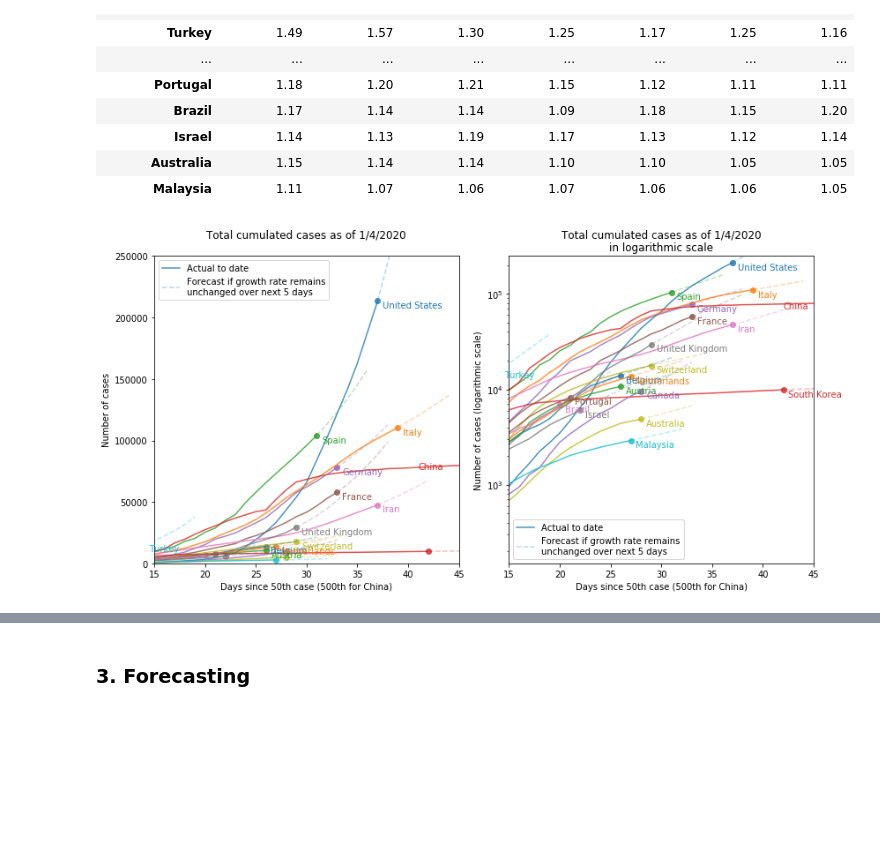
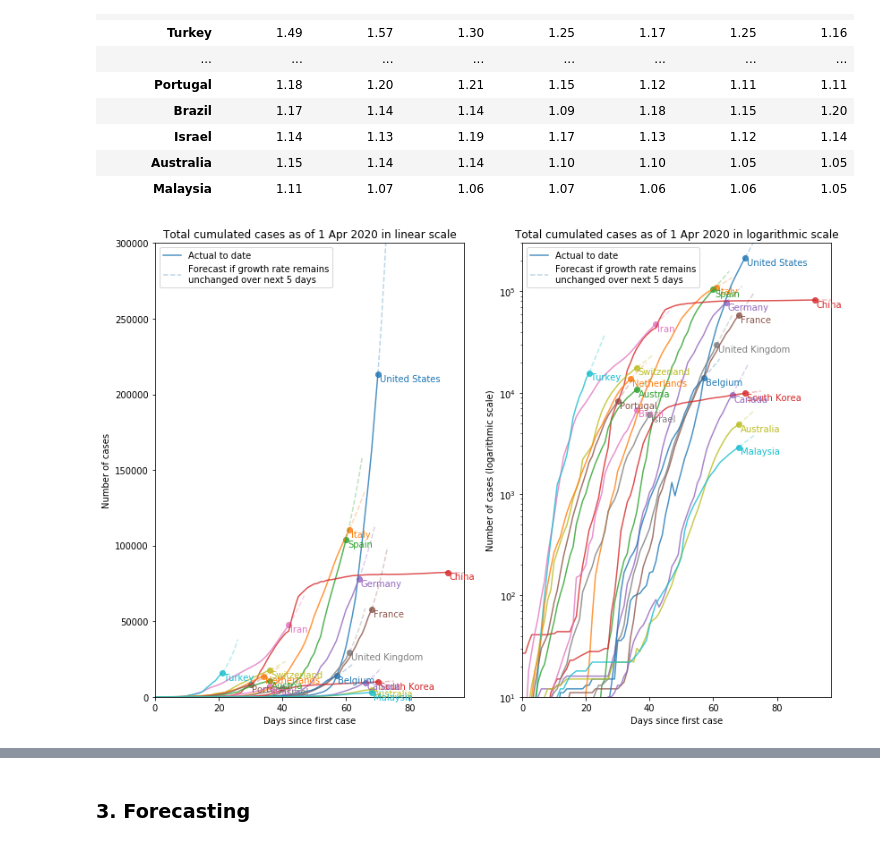
Before and after one commit to khairulomar/Covid-19, a Jupyter notebook: Covid19.ipynb, the cells around one changed output, grey strips where cells are left out. Saved outputs shown, nothing was run; the diff lists cells and outputs as text; code cells hidden in the pictures; blank space fills up the shorter version.

```diff
--- a/Covid19.ipynb
+++ b/Covid19.ipynb
@@ -284,6 +323,7 @@ New confirmed cases by Top 10 US County as of 1/4/2020
 | 2020-04-01 | Bergen | New Jersey | 3494 | 75 | 0 |
 | 2020-04-01 | Rockland | New York | 3321 | 18 | 0 |
 # %%
+mdict = {1:'Jan',2:'Feb',3:'Mar',4:'Apr',5:'May',6:'Jun',7:'Jul',8:'Aug',9:'Sep',10:'Oct',11:'Nov',12:'Dec'}
 cols = ['confirmed','new_confirmed']
 titles = ['Total cumulated cases as of  ','New daily cases on ']
 colors = ['C3','C0']
@@ -291,7 +331,7 @@ fig, axes = plt.subplots(figsize=(12,6), nrows=1, ncols=2)
 for i, ax in zip(range(len(cols)), axes.flat):
     data = latest[:top][['country',cols[i]]].reset_index(drop=True).set_index('country').sort_values(by=cols[i])
     ax.barh(data.index, data[cols[i]], color=colors[i], alpha=0.7)
-    ax.set_title(f'Top {top} {titles[i]}{date.day}/{date.month}/2020', fontsize='11')
+    ax.set_title(f'Top {top} {titles[i]}{date.day} {mdict[date.month]} 2020', fontsize='11')
     for n, v in enumerate(data[cols[i]]):
         ax.text(v, n, format(v, ","), va='center', fontsize=10, color=colors[i])
 plt.tight_layout()
@@ -302,22 +342,9 @@ plt.show()
-# %%
-threshold = 50 # set min threshold
-rolling_window = 3
-df2 = df1[['country', 'confirmed', 'new_confirmed']].sort_index().reset_index()
-dftemp = pd.DataFrame()
-for country in df2.country.unique():
-    dfc = df2[df2.country==country].copy().reset_index(drop=True)
-    dfc['growth'] = 0
-    dfc['new_growth'] = 0
-    for i in range(1,len(dfc.index)):
-        for newcol in ['growth', 'new_growth']:
-            oldcol = 'confirmed' if newcol == 'growth' else 'new_confirmed'
-            dfc.iloc[i, dfc.columns.get_loc(newcol)] = 0 if dfc.iloc[i-1][oldcol] == 0 else round(dfc.iloc[i][oldcol]/dfc.iloc[i-1][oldcol],2)
-    dftemp =  pd.concat([dftemp, dfc])
-df2 = dftemp[dftemp.confirmed > threshold] # ignore cases below threshold
-df2['growth_avg'] = round(df2.growth.rolling(window=rolling_window).mean(),2)
-df2['growth_avg_7'] = round(df2.growth.rolling(window=7).mean(),2)
-df2 = df2.reset_index(drop=True)
 # %%
+threshold = 50 # set min threshold
+
+df2 = df1[['country','confirmed','new_confirmed','growth','growth_avg','growth_avg_7']].reset_index()
+df2 = df2.sort_values('date')
+
 print(f'\nTop 20 countries with the highest day-on-day growth as of {date.day}/{date.month}/2020')
 growthdata = df2.loc[(df2.date==date) & (df2.confirmed > 100)].sort_values(by='growth', ascending=False).set_index('country', drop=True)
 growthdata[['confirmed','growth','growth_avg']][:20]
@@ -403,46 +430,45 @@ Day-to-day % growth of new confirmed cases over the past 7 days
 xmax = 45
 future_days = 5
 ylabels = ['Number of cases', 'Number of cases (logarithmic scale)']
-latestdate = f'{date.day}/{date.month}/2020'
-titles = [f'Total cumulated cases as of {latestdate}\n',
-          f'Total cumulated cases as of {latestdate}\nin logarithmic scale']
-fig, ax = plt.subplots(figsize=(12,6), nrows=1, ncols=2)
+latestdate = f'{date.day} {mdict[date.month]} 2020'
+titles = [f'Total cumulated cases as of {latestdate} in linear scale',
+          f'Total cumulated cases as of {latestdate} in logarithmic scale']
+fig, ax = plt.subplots(figsize=(12,8), nrows=1, ncols=2)
 for s in range(2): # one for log scale, one for regular scale
     for i, country in enumerate(countries):
         color = f'C{i}' if i < 10 else f'C{str(i)[-1]}'
         # Data for actual
         data = df2.loc[(df2.country==country), 'confirmed'].reset_index(drop=True)
         ax[s].plot(data, alpha=0.8, color=color, label='Actual to date')
         ax[s].scatter(data.index.max(), data.iloc[-1], alpha=0.8, color=color)
         if s==0:
-            if i<13 : ax[s].text(xmax-4 if country=='China' else data.index.max()+0.5, data.max(), country,
+            if i<20 : ax[s].text(data.index.max()+0.5, data.max(), country,
                                  va='top', ha='left', fontsize=10, color=color)
         else:
-            ax[s].text(xmax-3 if country=='China' else data.index.max()+0.5, data.max(), country,
-                       va='top', ha='left', fontsize=10, color=color)
+            ax[s].text(data.index.max()+0.5, data.max(), country, va='top', ha='left', fontsize=10, color=color)
         # Data for forecast
         latest_growth = df2.loc[(df2.country==country), 'growth'].rolling(window=3).mean().iloc[-1]
         latest_total = df2.loc[(df2.country==country), 'confirmed'].iloc[-1]
         extrapolate = [data.iloc[-1]]
         new_data = latest_total
         for day in range(future_days):
             new_data = new_data * latest_growth
             extrapolate.append(new_data)
         xdays = range(data.index.max(), data.index.max()+future_days+1)
         ax[s].plot(xdays, extrapolate, alpha=0.3, ls='dashed', color=color, label=f'Forecast if growth rate remains\nunchanged over next {future_days} days')
         if i==0: ax[s].legend()
     if s==1: plt.yscale('log')
     ax[s].set_title(titles[s])
-    ax[s].set_xlim(xmax-30, xmax)
-    ax[s].set_ylim(1.5e2, 2.5e5)
+    ax[s].set_xlim(0, df2[df2.country=='China'].reset_index().index.max()+5)
+    ax[s].set_ylim(10, 3e5)
     ax[s].set_ylabel(ylabels[s])
-    ax[s].set_xlabel('Days since 50th case (500th for China)')
+    ax[s].set_xlabel('Days since first case')
 plt.tight_layout()
 plt.savefig(f'img/total_cases', pad_inches=0)
 plt.savefig(f'img_archive/total_cases_{str(date)[:10]}', pad_inches=0)
 plt.show()
 # %% [output]
-[figure, old version]
+[figure, new version]
 # %%
 color = ['C2','C3']
 cols = ['confirmed','new_confirmed']
```
Also changed, not shown: parts of 24 cells of this notebook, 18 other files.
